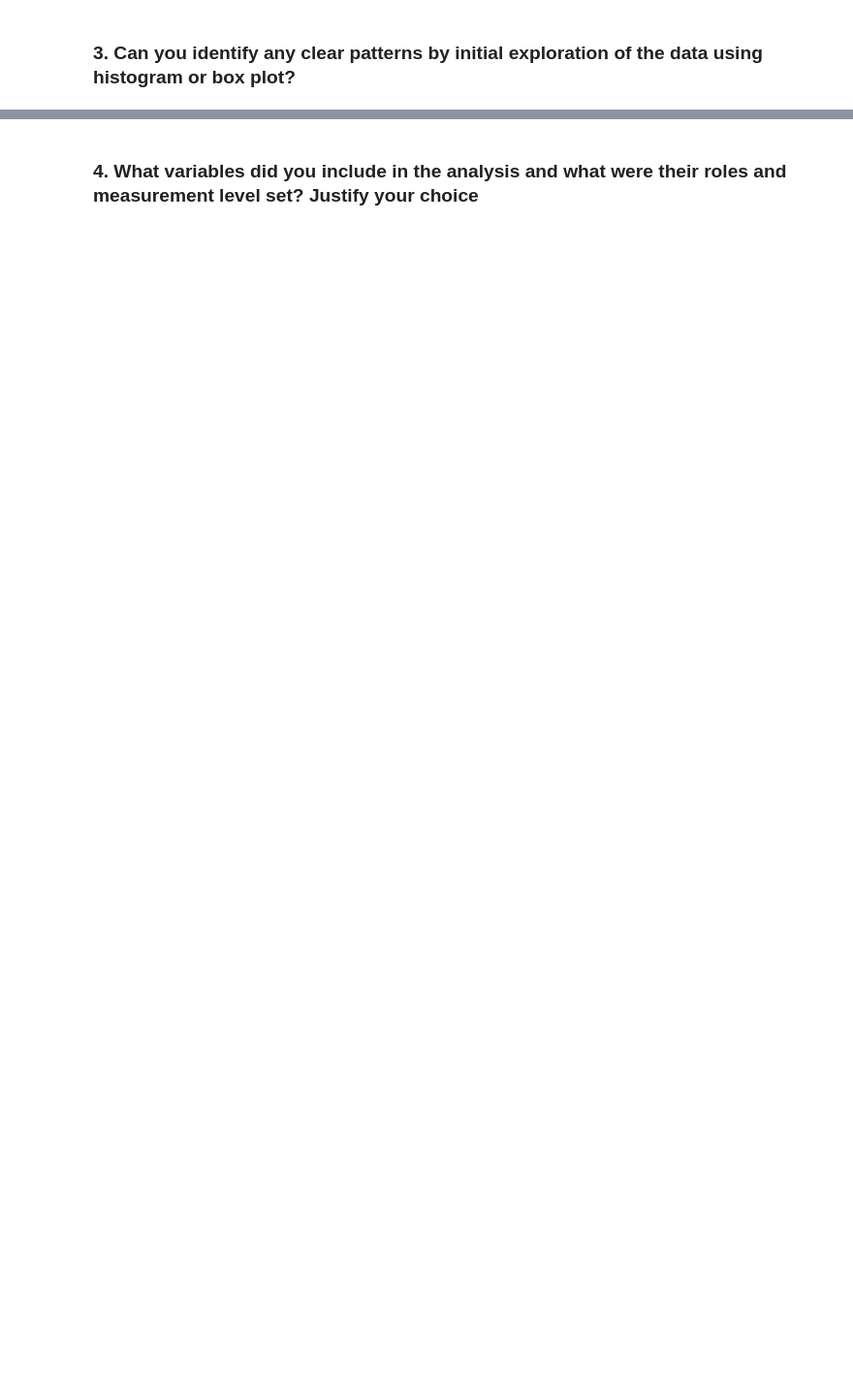
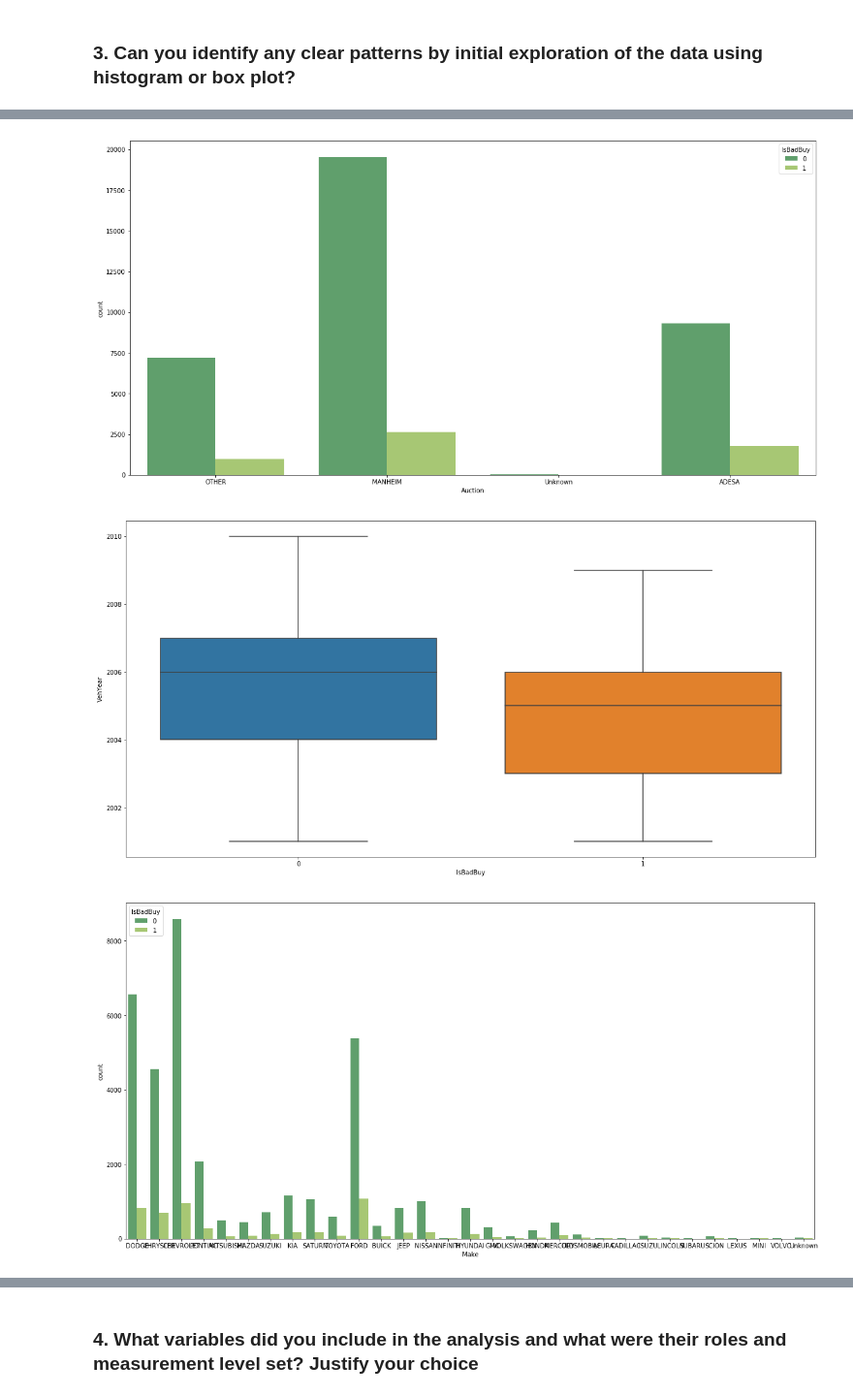
Before and after one commit to jiangdonghan/IFN645Assignment1, a Jupyter notebook: Report.ipynb, the cells around one changed output, grey strips where cells are left out. Shown at 97% size. Drawn from its saved outputs; the diff is of its cells as text; code cells hidden in the pictures; blank space fills up the shorter version.

```diff
--- a/Report.ipynb
+++ b/Report.ipynb
@@ -93,0 +123,17 @@ The proportion of cars who can be classified as a kick:  0.1294965763333012
+# %%
+Categr = df.select_dtypes(include=[object])
+Numer = df.select_dtypes(include=[np.number])
+def plotAllCols (df):
+    for colName in df.columns:
+        plt.figure(figsize=(20,10))
+        if colName in Categr:
+            ### if it's categorial column, plot hist diagram
+            sns.countplot(x=colName, data = df, hue="IsBadBuy", palette="summer")
+        elif colName in Numer:
+            ### if it's Numerical column, plot box diagram
+            sns.boxplot(x="IsBadBuy", y=colName, data = df )
+plotAllCols(df)
+# %% [output]
+[figure, added]
+[figure, added]
+[figure, added]
```
Also changed, not shown: parts of 79 cells of this notebook.
